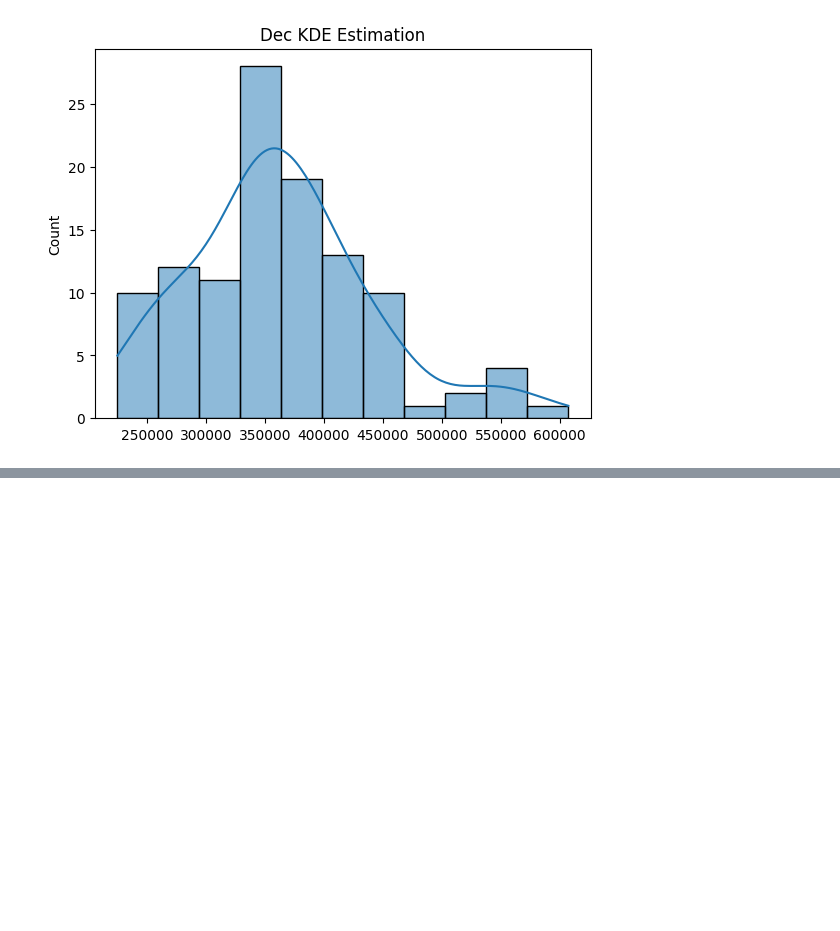
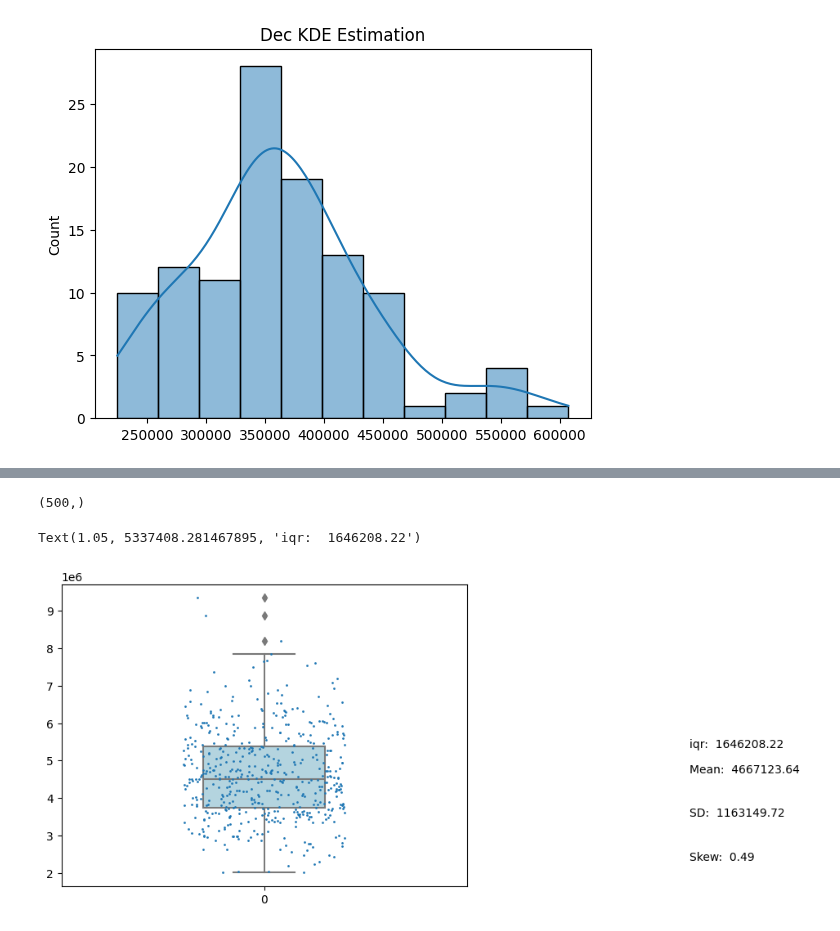
Before and after one commit to jtdocter27/Engineering-Probability---Statistics, a Jupyter notebook: R_project.ipynb, the cells around one changed output, grey strips where cells are left out. Cells and saved outputs as stored; diff of their text form; code cells hidden in the pictures; blank space fills up the shorter version.

```diff
--- a/R_project.ipynb
+++ b/R_project.ipynb
@@ -324,0 +327,4 @@ Text(0.5, 1.0, 'Dec KDE Estimation')
+# %%
+may = np.array(lee_ferry['May'])
+may_pandas = pd.DataFrame(lee_ferry['May'])
+may
@@ -324,0 +348,25 @@ Text(0.5, 1.0, 'Dec KDE Estimation')
+# %%
+shape, loc, scale = gamma.fit(may) #get the fit
+N = 500
+gamma_mc = np.random.gamma(shape, scale, N) #use the parameters to generate gamma monte carlo samples
+gamma_mc.shape
+# %% [output]
+(500,)
+# %%
+shape2, loc2, scale2 = gamma.fit(gamma_mc) #fit the monte carlo samples to get the parameters of the estimations
+mean = shape * scale
+variance = shape * scale**2
+sd= np.sqrt(variance)
+skewness = skew(gamma_mc)
+iqr = np.percentile(gamma_mc, 75) - np.percentile(gamma_mc, 25)
+median = np.median(gamma_mc)
+# %%
+sns.boxplot(data=gamma_mc, color='lightblue', width = 0.3)
+sns.stripplot(data=gamma_mc, size=2, jitter = 0.2)
+plt.text(1.05, mean, f'Mean: {mean: .2f}') #mean
+plt.text(1.05, mean - sd, f'SD: {sd: .2f}')
+plt.text(1.05, mean - 2*sd, f'Skew: {skewness: .2f}')
+plt.text(1.05, iqr / 2 + median, f'iqr: {iqr: .2f}')
+# %% [output]
+Text(1.05, 5337408.281467895, 'iqr:  1646208.22')
+[figure, added]
```
Also changed, not shown: parts of 4 cells of this notebook.
